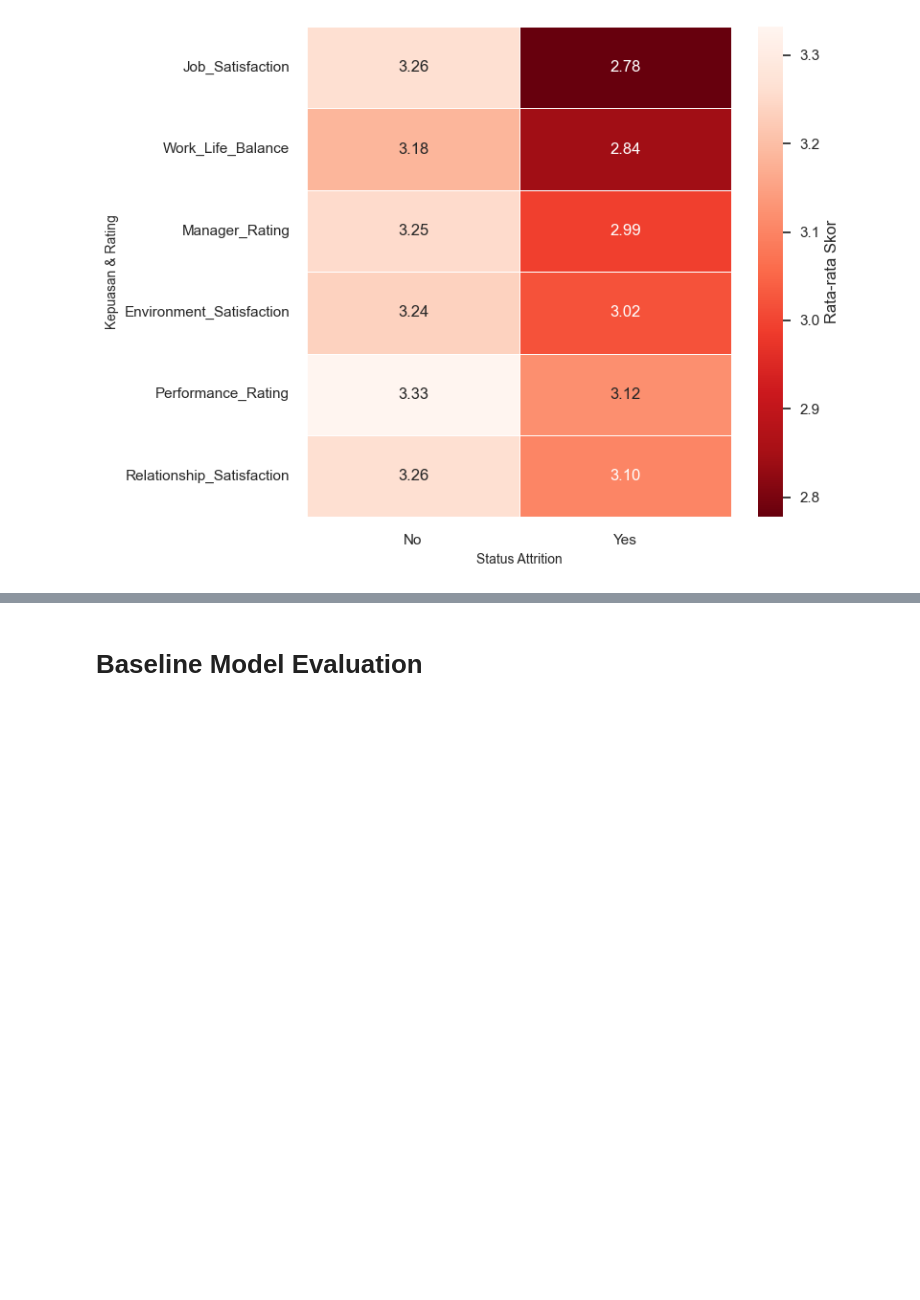
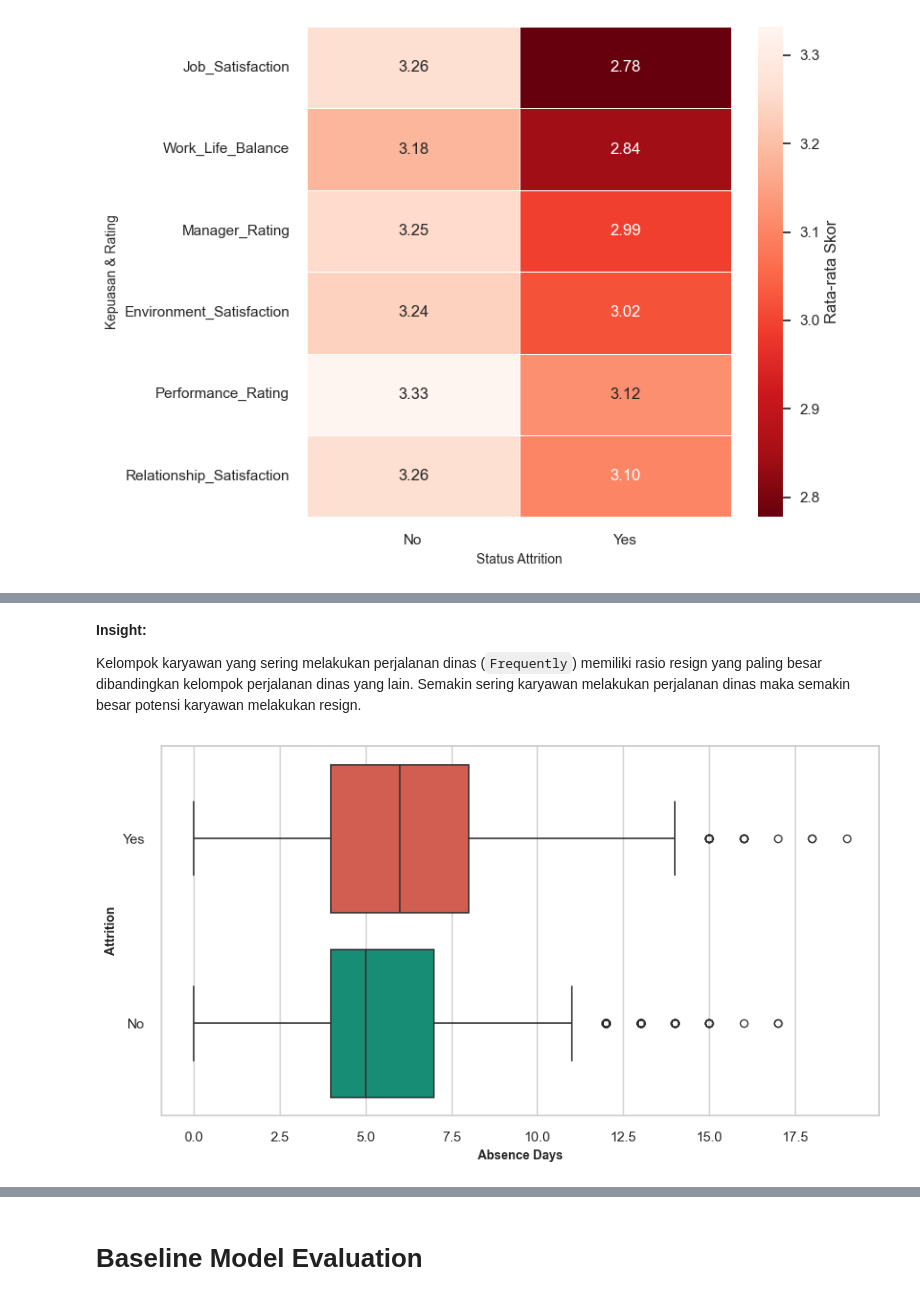
Before and after one commit to hassantaufiqurrahman/Resignal-Employee-Attrition-Prediction, a Jupyter notebook: notebook/employee_attrition_prediction.ipynb, the cells around one changed output, grey strips where cells are left out. Cells and saved outputs as stored; diff of their text form; code cells hidden in the pictures; blank space fills up the shorter version.

```diff
--- a/notebook/employee_attrition_prediction.ipynb
+++ b/notebook/employee_attrition_prediction.ipynb
@@ -219,0 +340,28 @@ plt.show()
+# %% [markdown]
+**Insight:**
+
+Kelompok karyawan yang sering melakukan perjalanan dinas (`Frequently`) memiliki rasio resign yang paling besar dibandingkan kelompok perjalanan dinas yang lain. Semakin sering karyawan melakukan perjalanan dinas maka semakin besar potensi karyawan melakukan resign.
+# %%
+# Membuat Visualisasi untuk Analisis Jumlah Ketidakhadiran bekerja terhadap Attrition
+plt.figure(figsize=(9, 5))
+sns.set_theme(style="whitegrid")
+
+palette_colors = {"No": "#04a082", "Yes": "#e74c3c"}
+
+sns.boxplot(
+    data=df,
+    x="Absence_Days",
+    y="Attrition",
+    hue="Attrition",
+    hue_order=["No", "Yes"],
+    palette=palette_colors,
+    linewidth=1.2,
+)
+
+plt.xlabel("Absence Days", fontsize=10, fontweight="bold")
+plt.ylabel("Attrition", fontsize=10, fontweight="bold")
+
+plt.tight_layout()
+plt.show()
+# %% [output]
+[figure, added]
```
Also changed, not shown: parts of 10 cells of this notebook.
